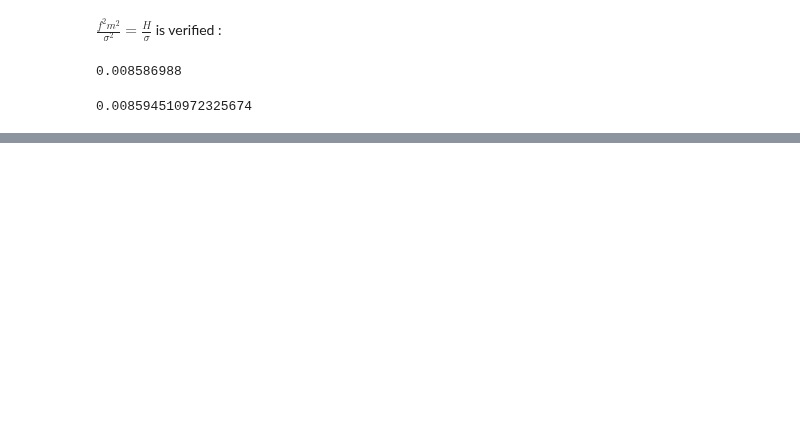
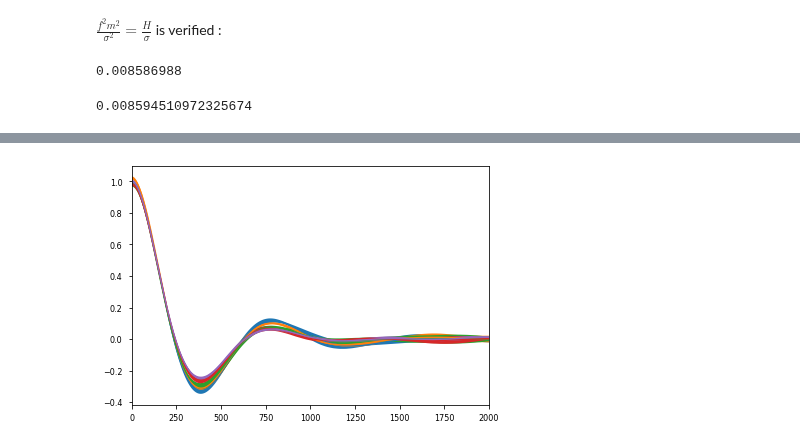
Before and after one commit to jannisgebbo/langevinA, a Jupyter notebook: jupyter_notebooks/superpaper_finalized.ipynb, the cells around one changed output, grey strips where cells are left out. Drawn from its saved outputs; the diff is of its cells as text; code cells hidden in the pictures; blank space fills up the shorter version.

```diff
--- a/jupyter_notebooks/superpaper_finalized.ipynb
+++ b/jupyter_notebooks/superpaper_finalized.ipynb
@@ -24,6 +24,7 @@ from scipy.optimize import minimize
 
 
 processedDataDir = "../data/processedv4/"
+#processedDataDir = "../python/"
 
 gdir = '../gnuplot_data/'
 
@@ -31,6 +32,7 @@ gdir = '../gnuplot_data/'
 
 
 dt=0.72
+chi0 = 5.0
 # %% [output]
 The autoreload extension is already loaded. To reload it, use:
   %reload_ext autoreload
@@ -242,0 +327,9 @@ $\frac{f^2 m^2}{\sigma^2} = \frac{H}{\sigma}$ is verified :
+# %%
+nuc = 0.402432
+z_exp = 1.47 #mean
+#z= 1.5
+#z = 1.455#1.50 #mean -sigma, best by eye.
+-nuc * z_exp
+
+def rescaling(h, href):
+    return (h/href)**(-nuc * z_exp)
@@ -242,0 +346,10 @@ $\frac{f^2 m^2}{\sigma^2} = \frac{H}{\sigma}$ is verified :
+# %%
+for k in hkeys[:]:
+    plotter.plot(data[k],"OtOttp","A", xfact= 1.0 / rescaling(hs[k],0.002), yfact = 1.0 / chi0)
+    data[k].save("OtOttp","A", fmt = "gnuplot", tag = "_rescaled", xfact = 1.0 / rescaling(hs[k],0.002),  yfact = 1.0 / chi0)
+    data[k].save("OtOttp","A", fmt = "gnuplot",  yfact = 1.0 / chi0)
+plt.xlim([0,2000])
+
+plt.show()
+# %% [output]
+[figure, added]
```
Also changed, not shown: parts of 36 cells of this notebook, 1 other file.
